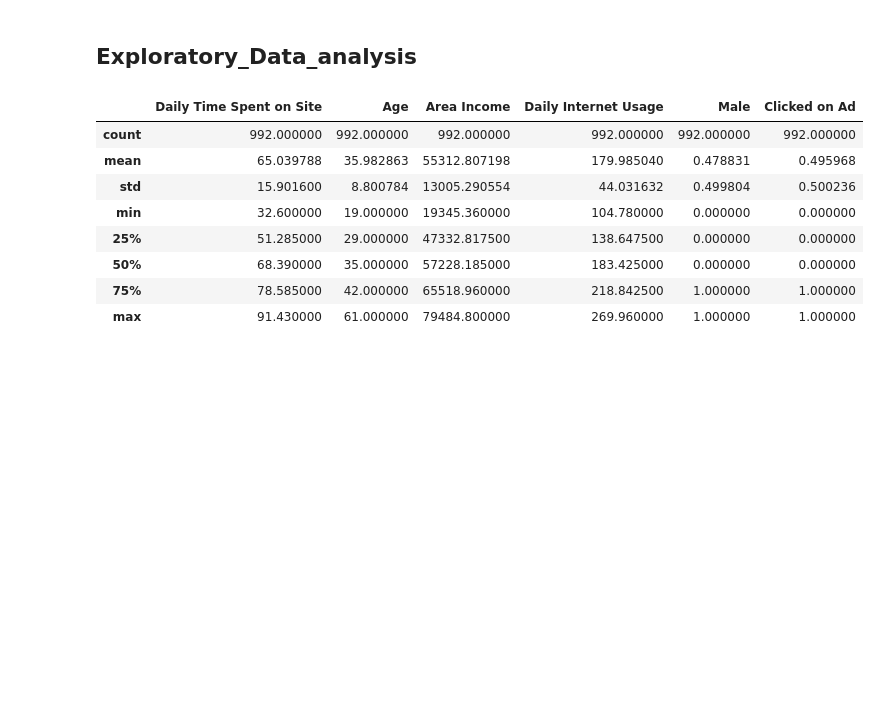
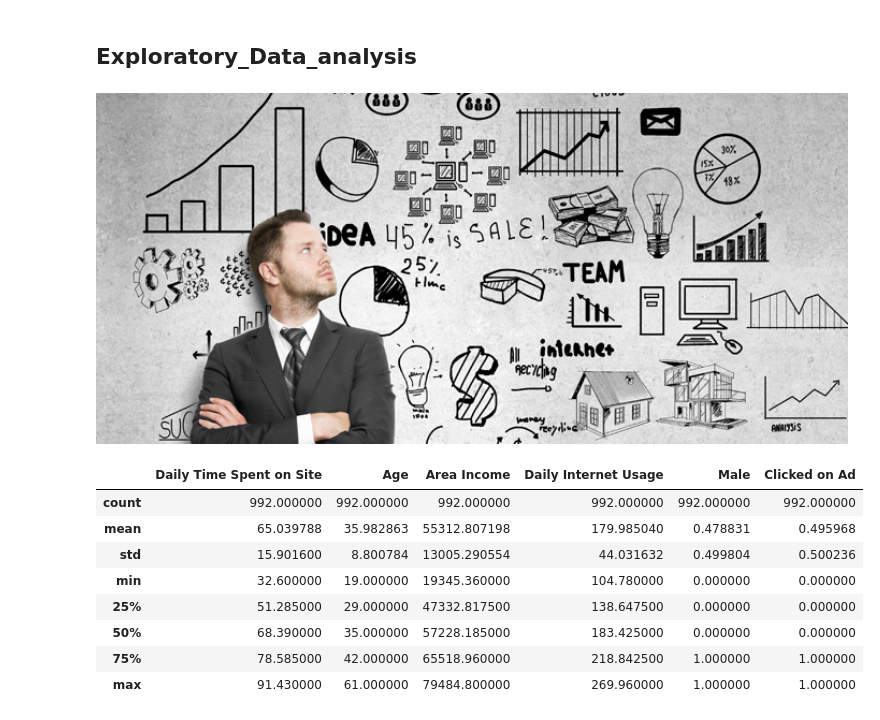
Before and after one commit to Aellawah/Advetising-agency-users-behavior-prediction, a Jupyter notebook: Advertising agency dataset.ipynb, the cells around one changed output. Saved outputs shown, nothing was run; the diff lists cells and outputs as text; code cells hidden in the pictures; blank space fills up the shorter version.

```diff
--- a/Advertising agency dataset.ipynb
+++ b/Advertising agency dataset.ipynb
@@ -183,6 +188,11 @@ dtypes: float64(3), int64(3), object(4)
 memory usage: 85.2+ KB
 # %% [markdown]
 ## Exploratory_Data_analysis
+# %%
+from IPython.display import Image
+Image(filename="adAgency.jpg", width=900, height=200)
+# %% [output]
+[figure, added]
 # %%
 df.describe()
 # %% [output]
```
Also changed, not shown: parts of 1 cell of this notebook, 2 other files.
